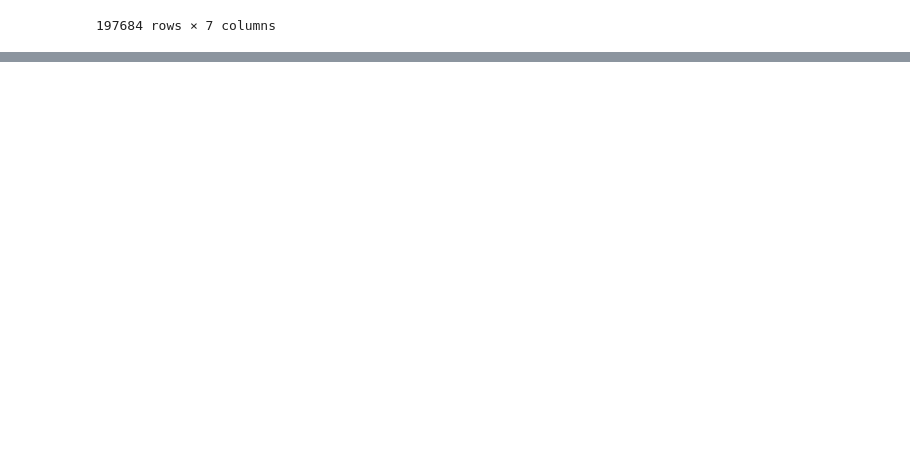
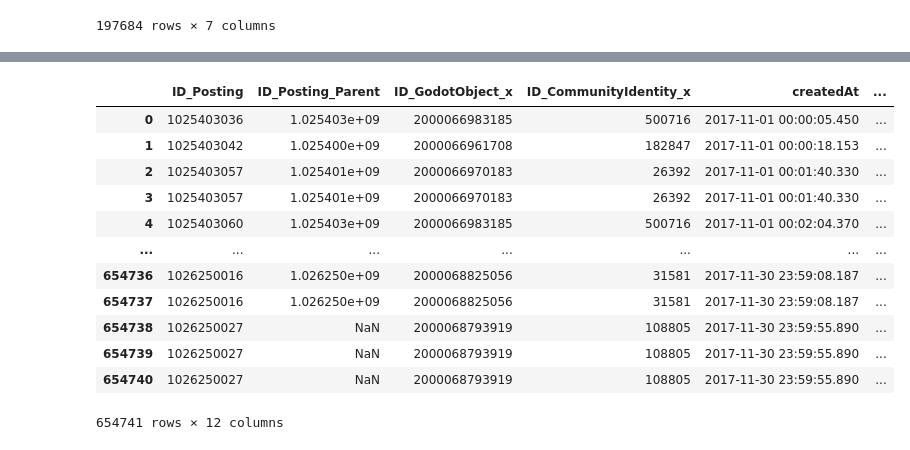
Before and after one commit to ovsvc/Graph-Link-Prediction, a Jupyter notebook: exploratory/data exploration.ipynb, the cells around one changed output, grey strips where cells are left out. Cells and saved outputs as stored; diff of their text form; code cells hidden in the pictures; blank space fills up the shorter version.

Commit message:
data exploration updt

```diff
--- a/exploratory/data exploration.ipynb
+++ b/exploratory/data exploration.ipynb
@@ -219,0 +231,13 @@ Timestamp('2017-01-01 01:05:45.240000')
+# %%
+# Define the date range for filtering
+start_date = '2017-11-01'
+end_date = '2017-12-01'
+
+#Filter the vote and posting timestamp data by date
+def filter_by_date(df, date_column, start_date, end_date):
+    df[date_column] = pd.to_datetime(df[date_column])  # Ensure datetime format
+    return df[(df[date_column] >= start_date) & (df[date_column] <= end_date)]
+
+# Filter the postings and votes dataframes
+filtered_postings = filter_by_date(posting_timestamps, 'createdAt', start_date, end_date)
+#filtered_votes = filter_by_date(vote_timestamps, 'CreatedAt', start_date, end_date)
@@ -219,0 +294,19 @@ Timestamp('2017-01-01 01:05:45.240000')
+# %%
+# Merge the datasets using 'ID_Posting' as the key
+merged = pd.merge(filtered_postings, vote_timestamps, on='ID_Posting', how='inner')
+# %%
+merged
+# %% [output]
+|  | ID_Posting | ID_Posting_Parent | ID_GodotObject_x | ID_CommunityIdentity_x | createdAt | ... |
+| 0 | 1025403036 | 1.025403e+09 | 2000066983185 | 500716 | 2017-11-01 00:00:05.450 | ... |
+| 1 | 1025403042 | 1.025400e+09 | 2000066961708 | 182847 | 2017-11-01 00:00:18.153 | ... |
+| 2 | 1025403057 | 1.025401e+09 | 2000066970183 | 26392 | 2017-11-01 00:01:40.330 | ... |
+| 3 | 1025403057 | 1.025401e+09 | 2000066970183 | 26392 | 2017-11-01 00:01:40.330 | ... |
+| 4 | 1025403060 | 1.025403e+09 | 2000066983185 | 500716 | 2017-11-01 00:02:04.370 | ... |
+| ... | ... | ... | ... | ... | ... | ... |
+| 654736 | 1026250016 | 1.026250e+09 | 2000068825056 | 31581 | 2017-11-30 23:59:08.187 | ... |
+| 654737 | 1026250016 | 1.026250e+09 | 2000068825056 | 31581 | 2017-11-30 23:59:08.187 | ... |
+| 654738 | 1026250027 | NaN | 2000068793919 | 108805 | 2017-11-30 23:59:55.890 | ... |
+| 654739 | 1026250027 | NaN | 2000068793919 | 108805 | 2017-11-30 23:59:55.890 | ... |
+| 654740 | 1026250027 | NaN | 2000068793919 | 108805 | 2017-11-30 23:59:55.890 | ... |
+654741 rows × 12 columns
```
Also changed, not shown: parts of 23 cells of this notebook.
